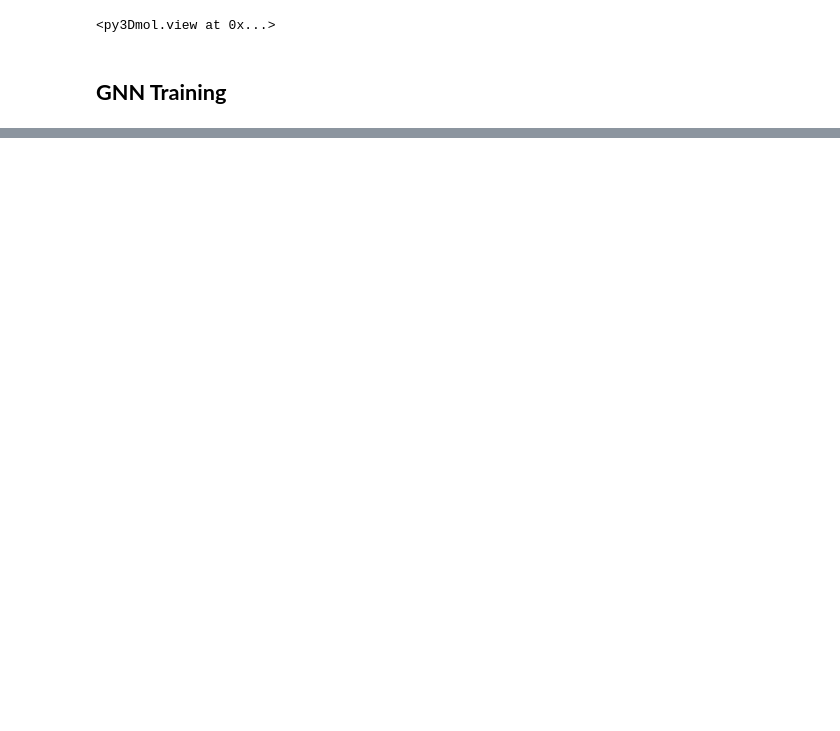
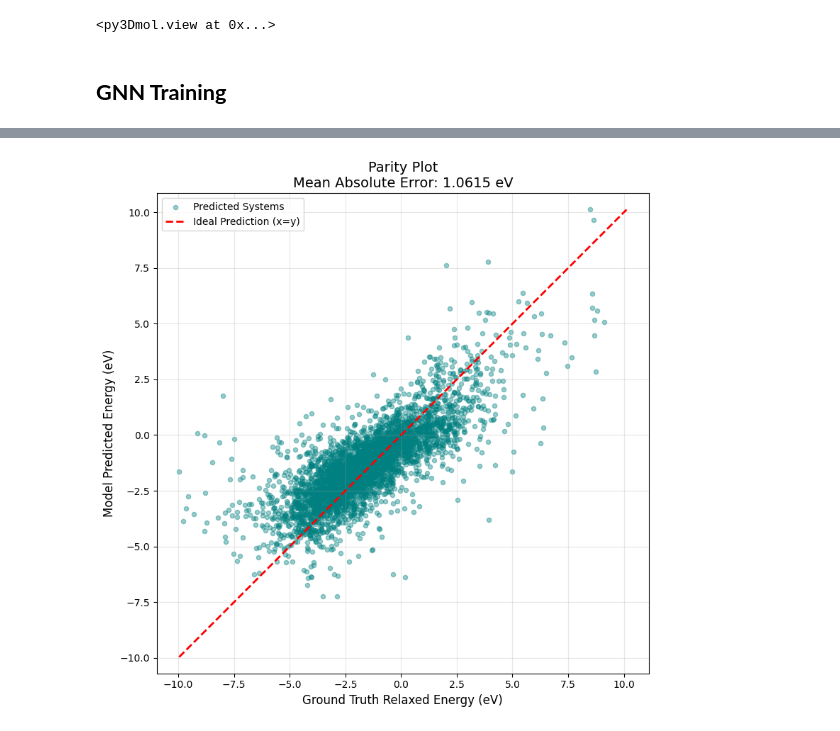
Before and after one commit to juanpaz90/h2-catalyst-ml, a Jupyter notebook: exploration.ipynb, the cells around one changed output, grey strips where cells are left out. Saved outputs shown, nothing was run; the diff lists cells and outputs as text; code cells hidden in the pictures; blank space fills up the shorter version.

```diff
--- a/exploration.ipynb
+++ b/exploration.ipynb
@@ -299,0 +319,3 @@ Epoch 10 | Train Loss: 1.2784 | Val MAE: 1.2870 eV
+# %%
+preds, targets = get_predictions_and_targets(model, val_loader, device, get_model_output)
+summarize_model_metrics(preds, targets)
@@ -299,0 +331,4 @@ Epoch 10 | Train Loss: 1.2784 | Val MAE: 1.2870 eV
+# %%
+plot_parity_results(preds, targets)
+# %% [output]
+[figure, added]
```
Also changed, not shown: parts of 8 cells of this notebook, 5 other files.
